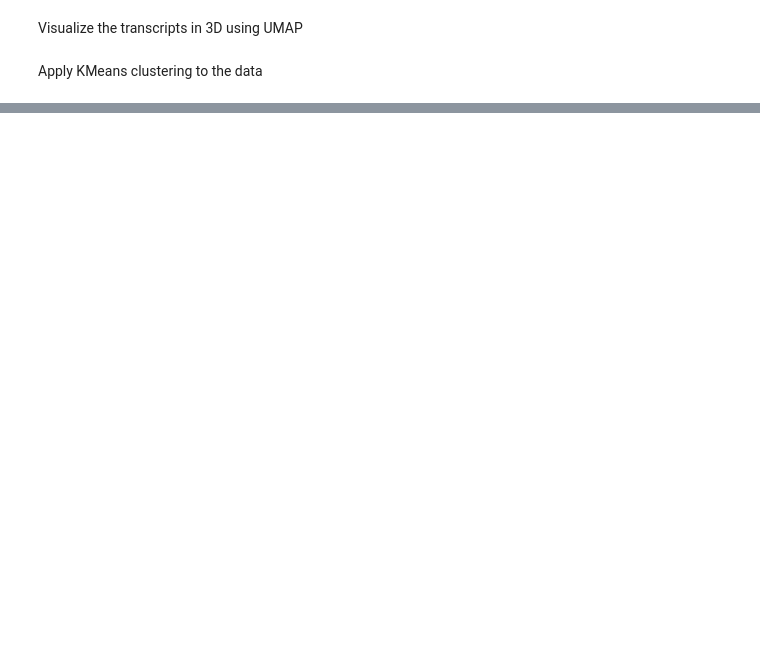
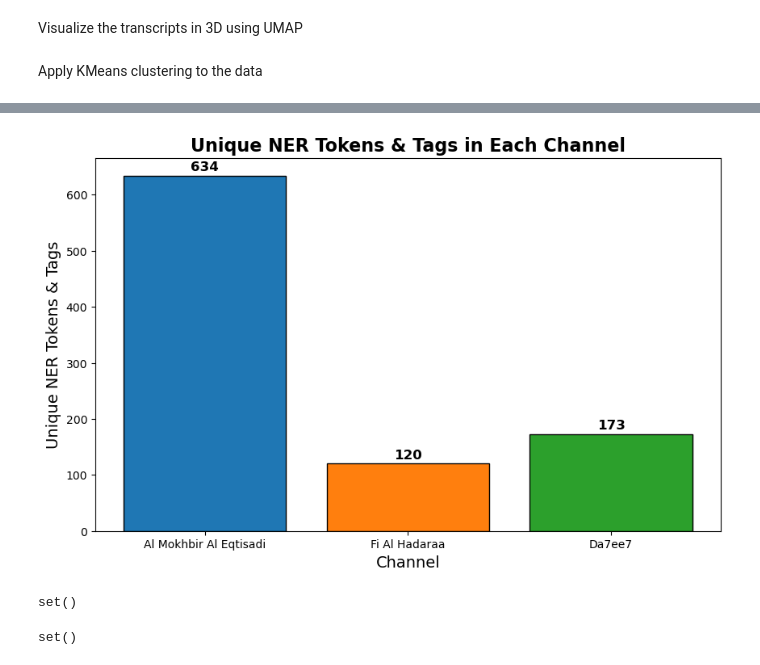
Before and after one commit to OMAR-AHMED-SAAD/NLP_PROJECT_111, a Jupyter notebook: analysis.ipynb, the cells around one changed output, grey strips where cells are left out. Saved outputs shown, nothing was run; the diff lists cells and outputs as text; code cells hidden in the pictures; blank space fills up the shorter version.

```diff
--- a/analysis.ipynb
+++ b/analysis.ipynb
@@ -335,0 +377,3 @@ plot_3d_vectors(X_umap, labels=labels, colors=colors, title="3D UMAP Projection
+# %%
+hadaraa_df = read_ner_data(HADARAA_DIR + "/metadata_with_ner", hadaraa_df)
+hadaraa_df.head()
@@ -335,0 +387,3 @@ plot_3d_vectors(X_umap, labels=labels, colors=colors, title="3D UMAP Projection
+# %%
+da7ee7_df = read_ner_data(DA7EE7_DIR + "/metadata_with_ner", da7ee7_df)
+da7ee7_df.head()
@@ -335,0 +415,13 @@ plot_3d_vectors(X_umap, labels=labels, colors=colors, title="3D UMAP Projection
+# %%
+mokhbir_ner = get_unique_ner_tokens_and_tags(mokhbir_df)
+hadaraa_ner = get_unique_ner_tokens_and_tags(hadaraa_df)
+da7ee7_ner = get_unique_ner_tokens_and_tags(da7ee7_df)
+
+print("Unique NER Tokens & Tags in Al Mokhbir Al Eqtisadi:")
+print(mokhbir_ner)
+
+print("\nUnique NER Tokens & Tags in Fi Al Hadaraa:")
+print(hadaraa_ner)
+
+print("\nUnique NER Tokens & Tags in Da7ee7:")
+print(da7ee7_ner)
@@ -335,0 +437,58 @@ plot_3d_vectors(X_umap, labels=labels, colors=colors, title="3D UMAP Projection
+# %%
+ner_counts = {
+    'Al Mokhbir Al Eqtisadi': len(mokhbir_ner),
+    'Fi Al Hadaraa': len(hadaraa_ner),
+    'Da7ee7': len(da7ee7_ner)
+}
+
+colors = ['#1f77b4', '#ff7f0e', '#2ca02c']
+
+plt.figure(figsize=(10, 6))
+bars = plt.bar(ner_counts.keys(), ner_counts.values(), color=colors, edgecolor='black')
+
+for bar in bars:
+    plt.text(
+        bar.get_x() + bar.get_width() / 2,
+        bar.get_height() + 5,
+        str(bar.get_height()),
+        ha='center', va='bottom', fontsize=12, fontweight='bold'
+    )
+
+plt.xlabel('Channel', fontsize=14)
+plt.ylabel('Unique NER Tokens & Tags', fontsize=14)
+plt.title('Unique NER Tokens & Tags in Each Channel', fontsize=16, fontweight='bold')
+
+plt.show()
+# %% [output]
+[figure, added]
+# %%
+def get_ner_intersection(*ner_lists):
+    """
+    Compute the intersection of unique NER tokens and tags across multiple datasets.
+
+    :param ner_lists: Multiple lists of NER entries, where each entry is a list of dictionaries
+                      containing 'token' and 'label' keys.
+    :return: A set containing the common (token, label) pairs across all datasets.
+    """
+    ner_sets = []
+
+    for ner_list in ner_lists:
+        ner_set = set()
+        for ner_entry in ner_list:
+            if isinstance(ner_entry, list):  # Ensure each row contains a list of dicts
+                for entry in ner_entry:
+                    if isinstance(entry, dict) and 'token' in entry and 'label' in entry:
+                        ner_set.add((entry['token'], entry['label']))
+        ner_sets.append(ner_set)
+
+    if not ner_sets:
+        return set()
+
+    return set.intersection(*ner_sets)
+# %% [output]
+set()
+# %%
+common_ner = get_ner_intersection(mokhbir_ner, hadaraa_ner, da7ee7_ner)
+print(common_ner)
+# %% [output]
+set()
```
Also changed, not shown: parts of 22 cells of this notebook.
